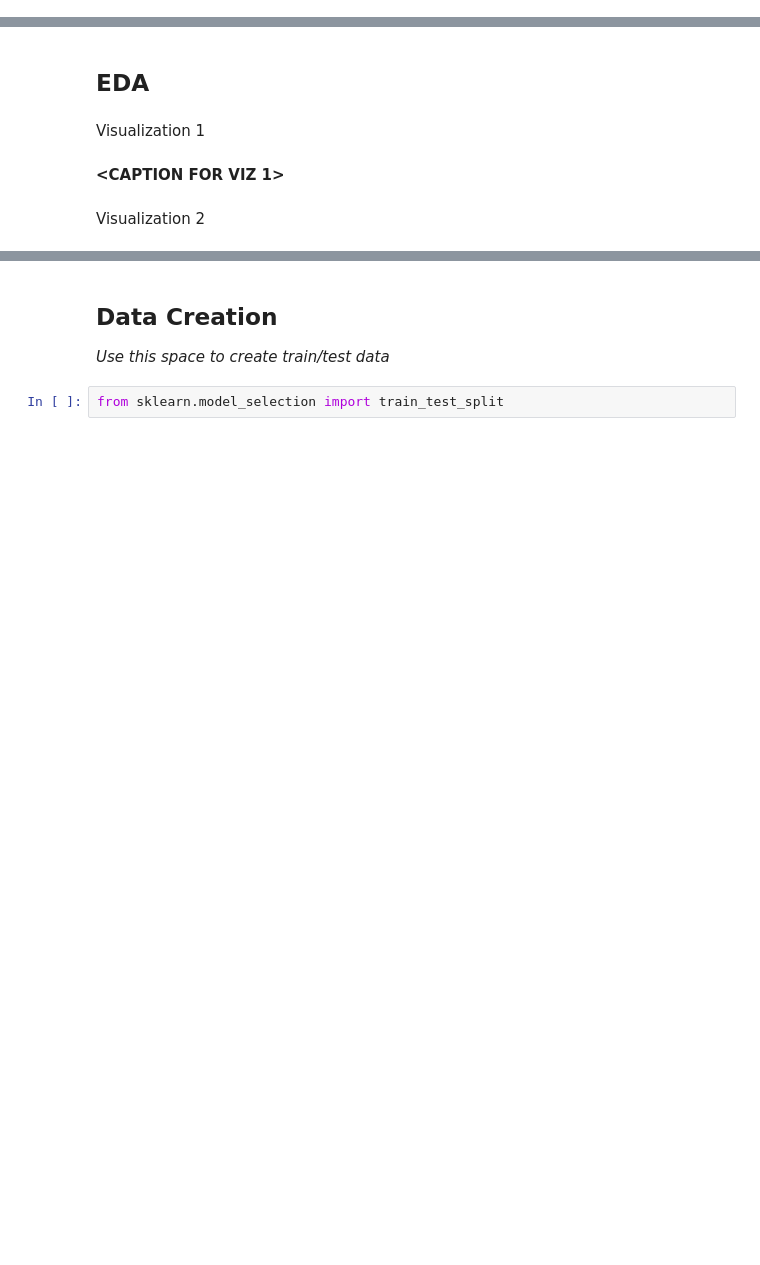
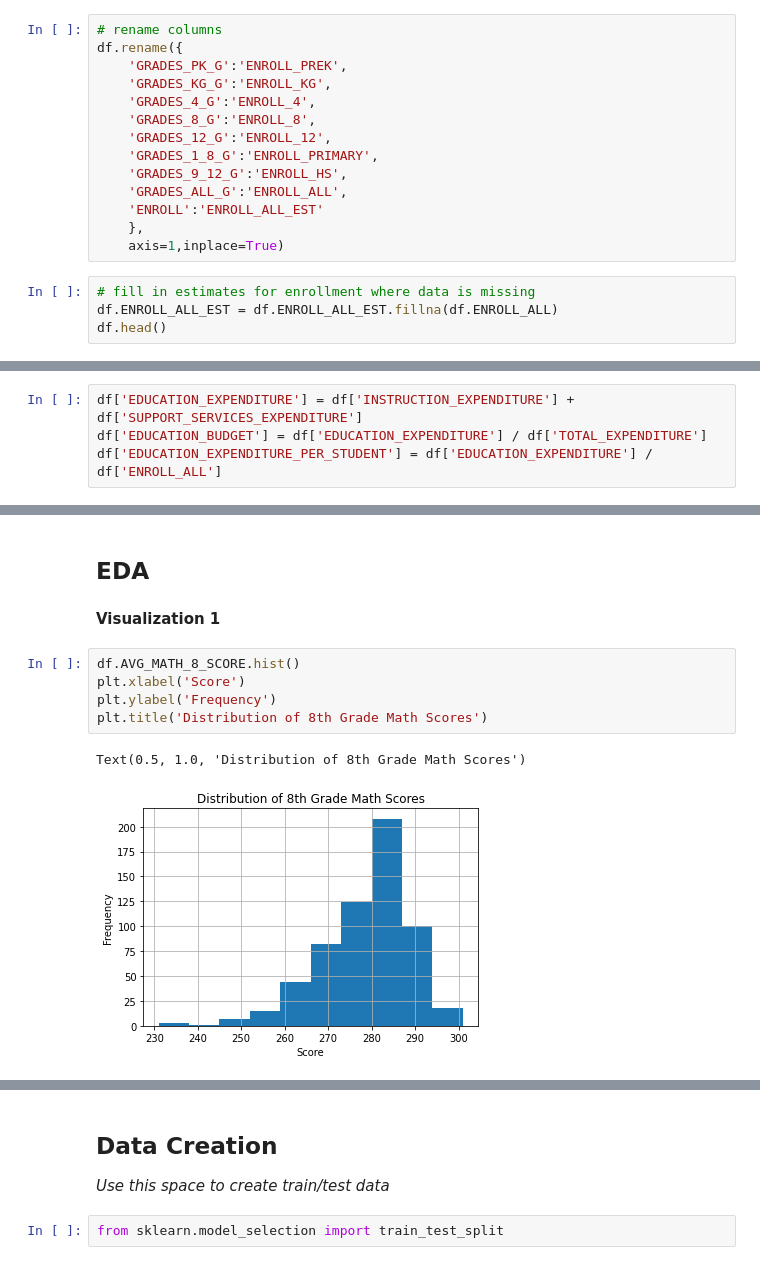
Before and after one commit to roshnimisra/mdst_workshops, a Jupyter notebook: workshop3/checkpoint3.ipynb, the cells around one changed output, grey strips where cells are left out. Cells and saved outputs as stored; diff of their text form; blank space fills up the shorter version.

```diff
--- a/workshop3/checkpoint3.ipynb
+++ b/workshop3/checkpoint3.ipynb
@@ -37,3 +37,21 @@ Chosen test: **<hit `Enter` to edit>**
 <h2> Cleanup (optional)</h2>
 
 _Use this space to rename columns, deal with missing data, etc._
+# %%
+# rename columns
+df.rename({
+    'GRADES_PK_G':'ENROLL_PREK',
+    'GRADES_KG_G':'ENROLL_KG',
+    'GRADES_4_G':'ENROLL_4',
+    'GRADES_8_G':'ENROLL_8',
+    'GRADES_12_G':'ENROLL_12',
+    'GRADES_1_8_G':'ENROLL_PRIMARY',
+    'GRADES_9_12_G':'ENROLL_HS',
+    'GRADES_ALL_G':'ENROLL_ALL',
+    'ENROLL':'ENROLL_ALL_EST'
+    },
+    axis=1,inplace=True)
+# %%
+# fill in estimates for enrollment where data is missing
+df.ENROLL_ALL_EST = df.ENROLL_ALL_EST.fillna(df.ENROLL_ALL)
+df.head()
@@ -47,0 +70,4 @@ Feature selection justification: **<BRIEFLY DESCRIBE WHY YOU PICKED THESE FEATUR
+# %%
+df['EDUCATION_EXPENDITURE'] = df['INSTRUCTION_EXPENDITURE'] + df['SUPPORT_SERVICES_EXPENDITURE']
+df['EDUCATION_BUDGET'] = df['EDUCATION_EXPENDITURE'] / df['TOTAL_EXPENDITURE']
+df['EDUCATION_EXPENDITURE_PER_STUDENT'] = df['EDUCATION_EXPENDITURE'] / df['ENROLL_ALL']
@@ -48,8 +80,12 @@ Feature selection justification: **<BRIEFLY DESCRIBE WHY YOU PICKED THESE FEATUR
 # %% [markdown]
 <h2> EDA </h2>
-# %% [markdown]
-Visualization 1
 # %% [markdown]
-**<CAPTION FOR VIZ 1>**
+**Visualization 1**
-# %% [markdown]
-Visualization 2
+# %%
+df.AVG_MATH_8_SCORE.hist()
+plt.xlabel('Score')
+plt.ylabel('Frequency')
+plt.title('Distribution of 8th Grade Math Scores')
+# %% [output]
+Text(0.5, 1.0, 'Distribution of 8th Grade Math Scores')
+[figure, added]
```
Also changed, not shown: parts of 23 cells of this notebook, 3 other files.
